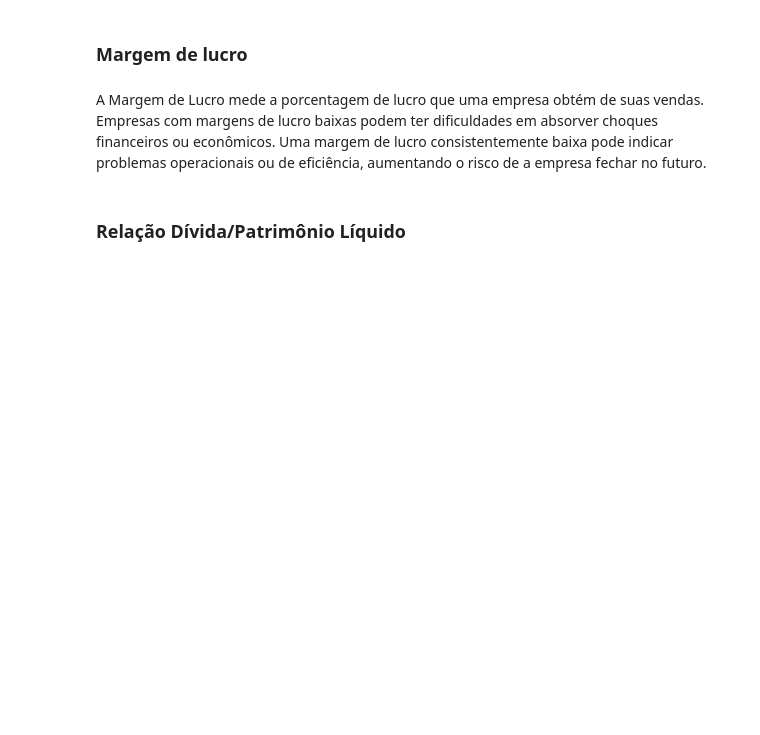
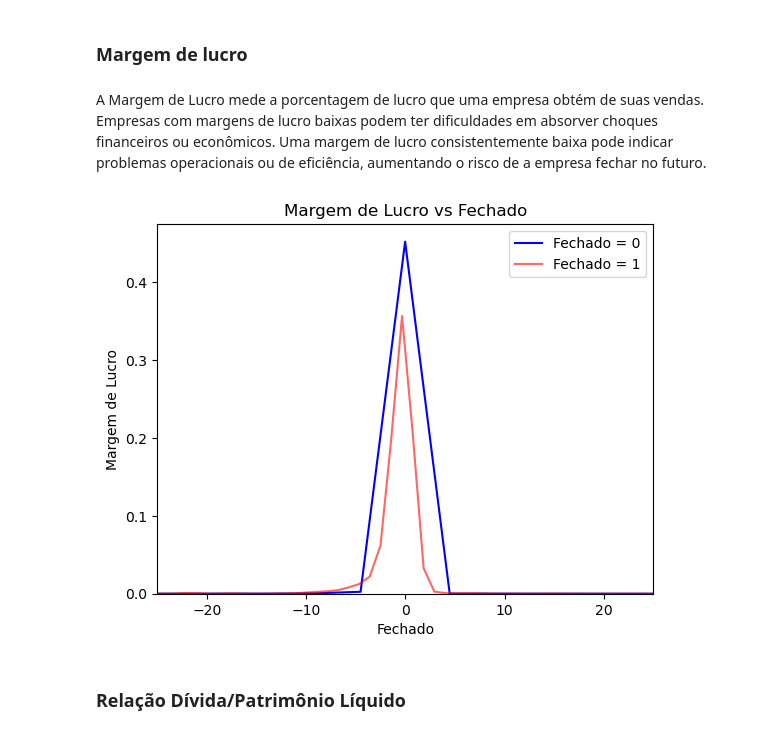
Before and after one commit to caio-a-garcia/PADS_Atividade_Integradora, a Jupyter notebook: Tratamento_de_dados.ipynb, the cells around one changed output. Saved outputs shown, nothing was run; the diff lists cells and outputs as text; code cells hidden in the pictures; blank space fills up the shorter version.

```diff
--- a/Tratamento_de_dados.ipynb
+++ b/Tratamento_de_dados.ipynb
@@ -552,19 +783,21 @@ A Margem de Lucro mede a porcentagem de lucro que uma empresa obtém de suas ven
 # %%
 # Criando o boxplot da margem de lucro, separado por 'fechado'
 
 sns.kdeplot(data_2012["profit_margin"][data_2012['fechado'] == 0], color='blue', label='Fechado = 0')
 sns.kdeplot(data_2012["profit_margin"][data_2012['fechado'] == 1], color='red', label='Fechado = 1', alpha=0.6)
 
 
 # Definindo o título e os labels dos eixos
 plt.title('Margem de Lucro vs Fechado')
 plt.xlabel('Fechado')
 plt.ylabel('Margem de Lucro')
 plt.legend()
-plt.xlim(-1000, 1000)  # Definindo o limite para o eixo x
+plt.xlim(-25, 25)  # Definindo o limite para o eixo x
 
 # Mostrando o gráfico
 plt.show()
+# %% [output]
+[figure, added]
 # %% [markdown]
 ### Relação Dívida/Patrimônio Líquido
 # %% [markdown]
```
Also changed, not shown: parts of 61 cells of this notebook.
